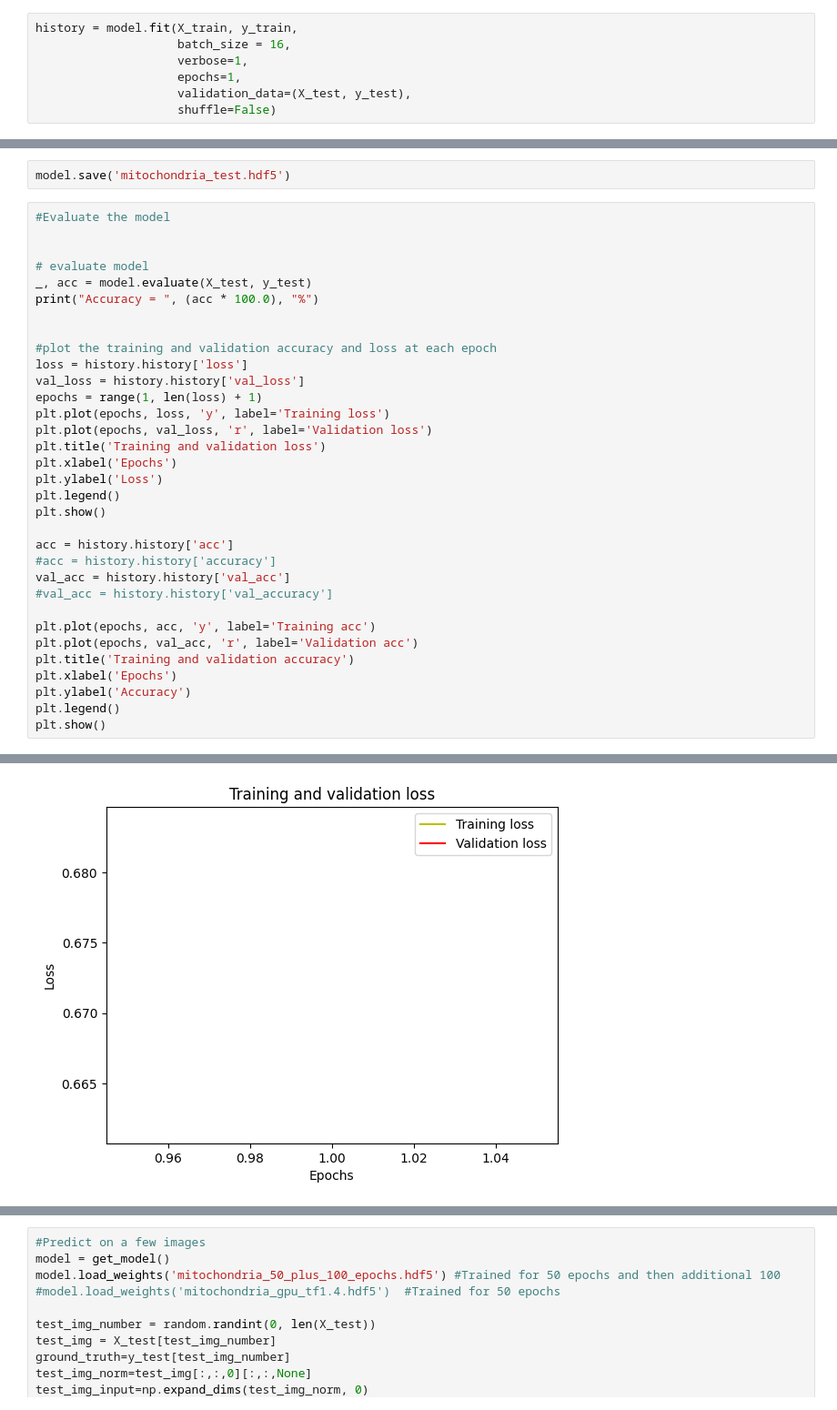
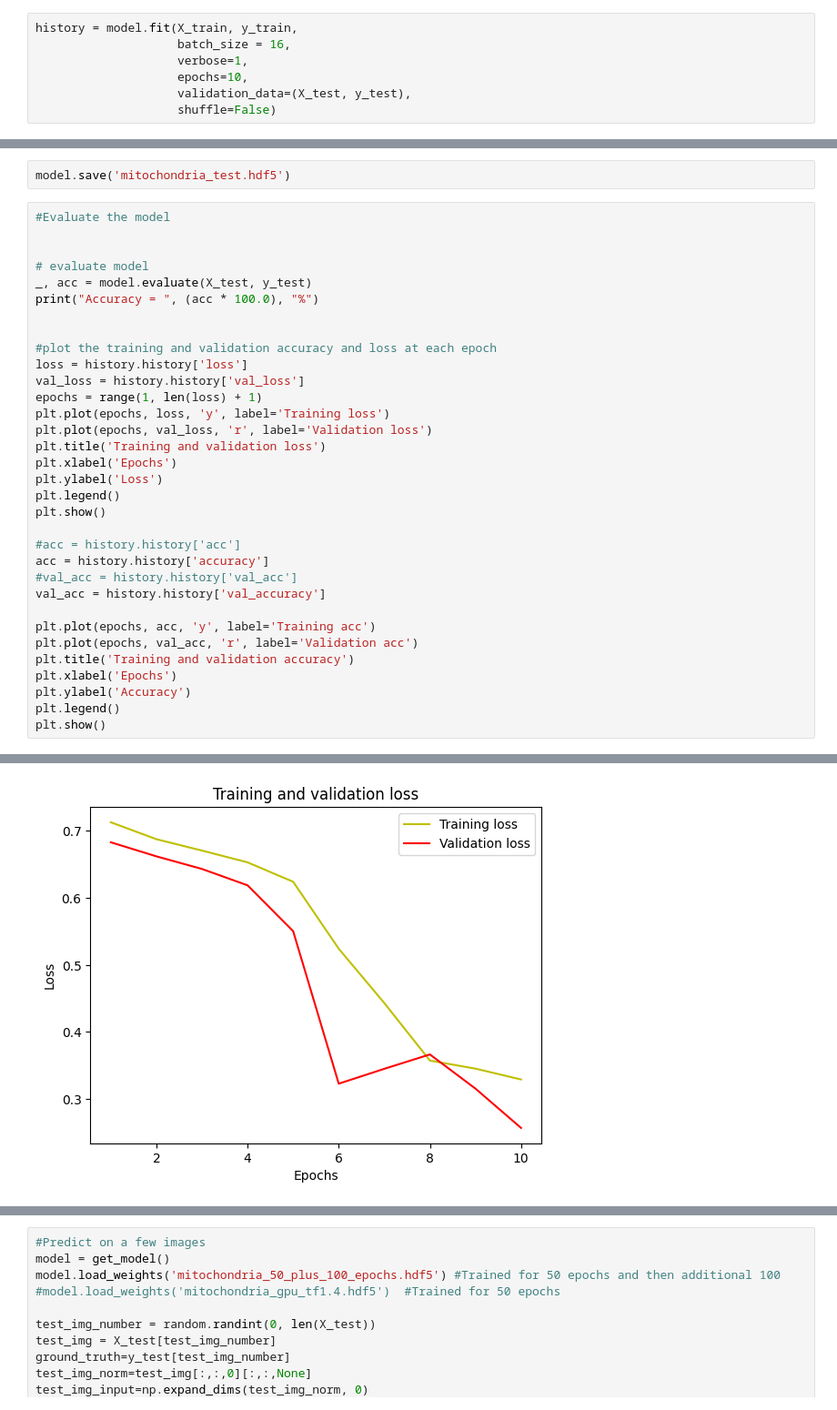
Before and after one commit to RafsanJany-44/Img_PreProcessing, a Jupyter notebook: U-net/unet_2/main.ipynb, the cells around one changed output, grey strips where cells are left out. Shown at 91% size. Drawn from its saved outputs; the diff is of its cells as text.

```diff
--- a/U-net/unet_2/main.ipynb
+++ b/U-net/unet_2/main.ipynb
@@ -161,6 +161,6 @@ ________________________________________________________________________________
 history = model.fit(X_train, y_train,
                     batch_size = 16,
                     verbose=1,
-                    epochs=1,
+                    epochs=10,
                     validation_data=(X_test, y_test),
                     shuffle=False)
@@ -187,10 +208,10 @@ plt.ylabel('Loss')
 plt.legend()
 plt.show()
 
-acc = history.history['acc']
-#acc = history.history['accuracy']
-val_acc = history.history['val_acc']
-#val_acc = history.history['val_accuracy']
+#acc = history.history['acc']
+acc = history.history['accuracy']
+#val_acc = history.history['val_acc']
+val_acc = history.history['val_accuracy']
 
 plt.plot(epochs, acc, 'y', label='Training acc')
 plt.plot(epochs, val_acc, 'r', label='Validation acc')
@@ -205 +226 @@ Accuracy =  96.42715454101562 %
-[figure, old version]
+[figure, new version]
```
Also changed, not shown: parts of 4 cells of this notebook.
